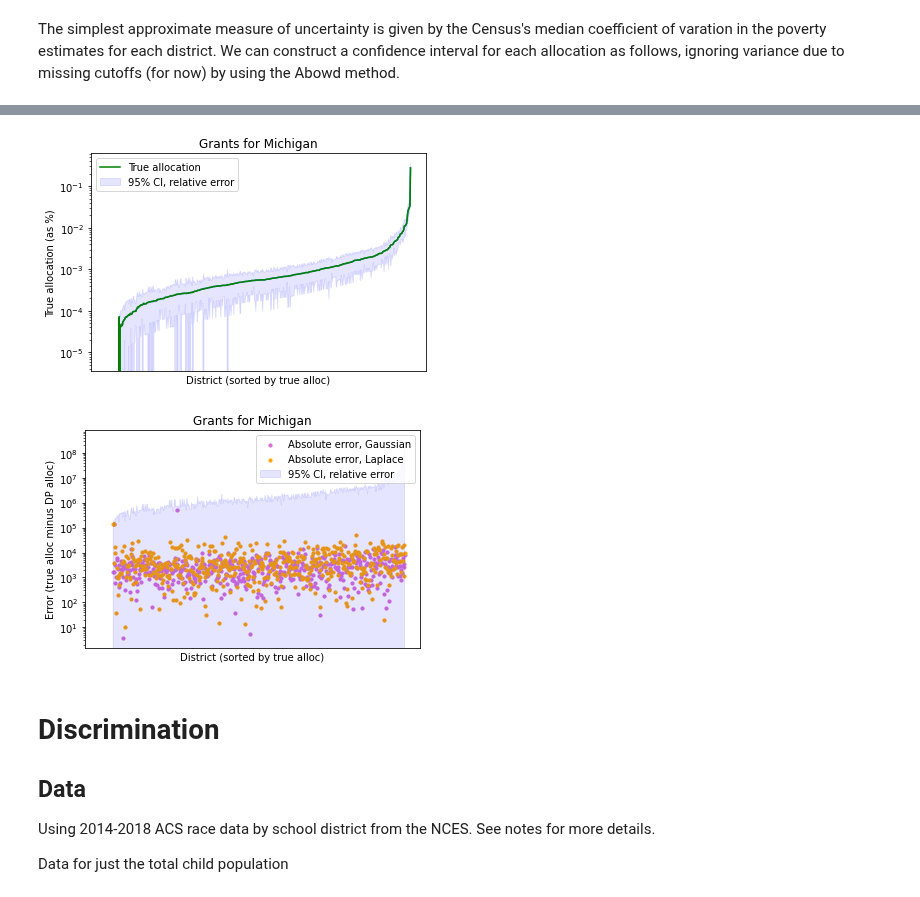
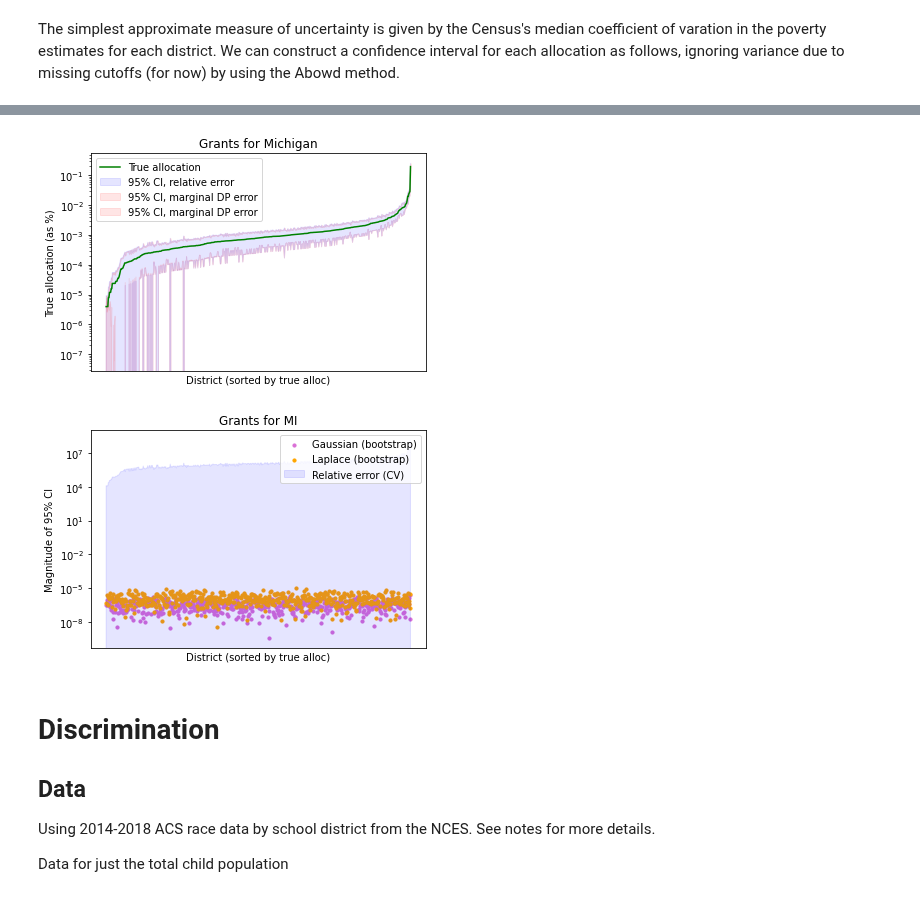
Before and after one commit to ryansteed/dp-policy, a Jupyter notebook: notebooks/titlei.ipynb, the cells around one changed output, grey strips where cells are left out. Cells and saved outputs as stored; diff of their text form; code cells hidden in the pictures.

```diff
--- a/notebooks/titlei.ipynb
+++ b/notebooks/titlei.ipynb
@@ -411,47 +434,82 @@ print(grants_laplace.shape, grants_gaussian.shape)
+# %%
+import pickle
+
+trials_gaussian = pickle.load( open('../results/uncertainty_gaussian_abowd.pkl', 'rb'))
+trials_laplace = pickle.load( open('../results/uncertainty_laplace_abowd.pkl', 'rb'))
 # %%
-def plot_uncertainty(grants, grants_other=None):
-    grants = grants[grants["State Postal Code"] == "MI"].sort_values("true_grant_total")
-    x = grants.index.astype('str')
-    y = grants.true_grant_total / sum(grants.true_grant_total)
-    plt.plot(x, y)
+import scipy.stats as stats
+
+def plot_uncertainty(grants, grants_other=None, state="MI", alpha=0.05):
+    z = stats.norm.ppf(1-alpha/2)
+
+    grants = [
+        sample[sample["State Postal Code"] == state].sort_values("true_grant_total")
+        for sample in grants
+    ]
+    baseline = grants[0]
+    x = baseline.index.astype('str')
+    y = baseline.true_grant_total / sum(baseline.true_grant_total)
     ax = plt.gca()
-    prop_ci = 1.96 * grants.median_cv * y
+    plt.plot(x, y, color='green', label="True allocation")
+
+    # CI from relative error - 95% of samples differ by at most this much
+    prop_ci = z * baseline.median_cv * y
     ax.fill_between(x, (y-prop_ci), (y+prop_ci), color='b', alpha=0.1, label="95% CI, relative error")
 
-    plt.plot(x, grants.est_grant_total / sum(grants.est_grant_total), color='green', label="True allocation")
+    # percentile interval from DP (bootstrapping) - 95% of samples differed by at most this much
+    samples = [
+        y - sample.est_grant_total / sum(sample.est_grant_total)
+        for sample in grants
+    ]
+    # compute percentiles for each district across trials
+    ci_lower = np.percentile(samples, alpha/2, axis=0)
+    ci_upper = np.percentile(samples, 1-alpha/2, axis=0)
+    ax.fill_between(x, y - prop_ci, y - prop_ci - ci_lower, color='r', alpha=0.1, label="95% CI, marginal DP error")
+    ax.fill_between(x, y + prop_ci, y + prop_ci + ci_upper, color='r', alpha=0.1, label="95% CI, marginal DP error")
+
 
     ax.axes.xaxis.set_ticks([])
     ax.set_yscale('log')
     plt.xlabel("District (sorted by true alloc)")
     plt.ylabel("True allocation (as %)")
     plt.title(f"Grants for Michigan")
     ax.legend()
     plt.show()
 
     if grants_other is not None:
-        grants_other = grants_other[grants_other["State Postal Code"] == "MI"].sort_values("true_grant_total")
-        y = np.abs(grants_other.true_grant_total - grants_other.est_grant_total)
-        plt.scatter(x, y, s=10, color='orchid', label="Absolute error, Gaussian")
-    y = np.abs(grants.true_grant_total - grants.est_grant_total)
-    plt.scatter(x, y, s=10, color='orange', label="Absolute error, Laplace")
+        grants_other = [
+            sample[sample["State Postal Code"] == state].sort_values("true_grant_total")
+            for sample in grants_other
+        ]
+        samples_other = [
+            sample.true_grant_total / sum(sample.true_grant_total) - sample.est_grant_total / sum(sample.est_grant_total)
+            for sample in grants_other
+        ]
+        plt.scatter(
+            x,
+            np.percentile(samples_other, 1-alpha/2, axis=0) - np.percentile(samples_other, alpha/2, axis=0),
+            s=10, color='orchid', label="Gaussian (bootstrap)"
+        )
+    y = np.abs(ci_upper - ci_lower)
+    plt.scatter(x, y, s=10, color='orange', label="Laplace (bootstrap)")
 
     ax = plt.gca()
-    ci = 1.96 * grants.median_cv * grants.true_grant_total
-    ax.fill_between(x, ci, color='b', alpha=0.1, label="95% CI, relative error")
+    ci = 2 * z * baseline.median_cv * baseline.true_grant_total
+    ax.fill_between(x, ci, color='b', alpha=0.1, label="Relative error (CV)")
 
     ax.axes.xaxis.set_ticks([])
     ax.set_yscale('log')
     plt.xlabel("District (sorted by true alloc)")
-    plt.ylabel("Error (true alloc minus DP alloc)")
-    plt.title(f"Grants for Michigan")
+    plt.ylabel("Magnitude of 95% CI")
+    plt.title(f"Grants for {state}")
     ax.legend()
     plt.show()
 
-plot_uncertainty(grants_laplace, grants_gaussian)
+plot_uncertainty(trials_laplace, trials_gaussian)
 # plot_uncertainty(grants_laplace)
 # %% [output]
-[figure, old version]
+[figure, new version]
-[figure, old version]
+[figure, new version]
 # %% [markdown]
 # Discrimination
 ## Data
```
Also changed, not shown: parts of 8 cells of this notebook, 4 other files.
